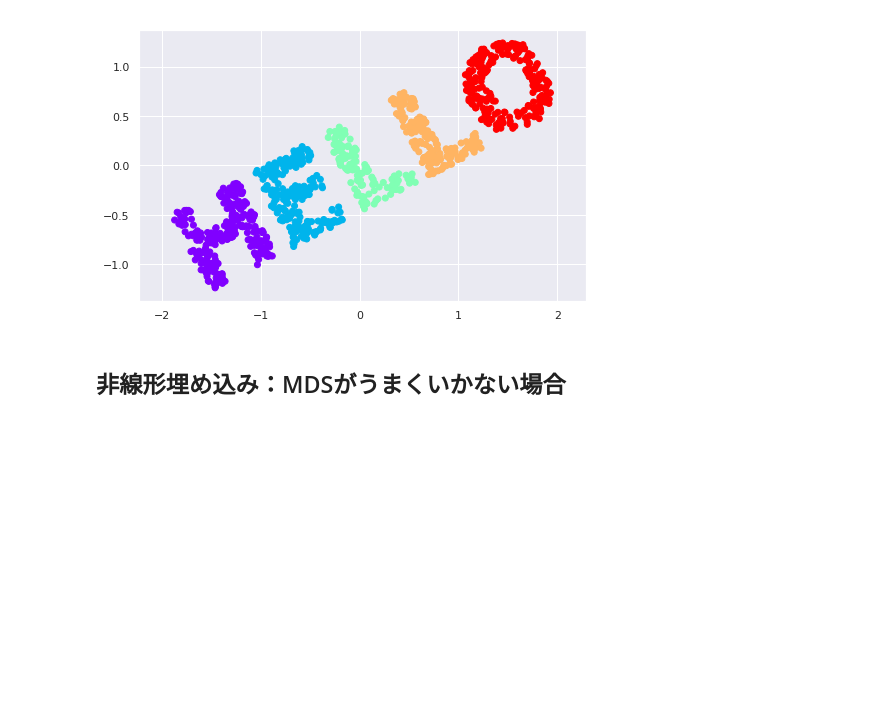
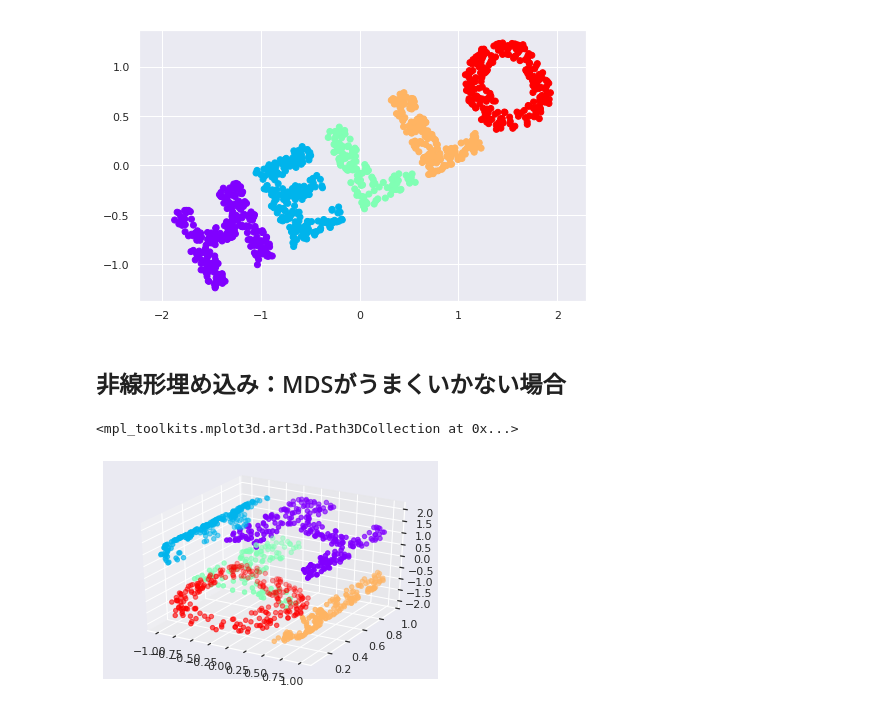
Before and after one commit to thimi0412/PythonDataScinence, a Jupyter notebook: scikit-lean-pra/manifold_learning.ipynb, the cells around one changed output. Cells and saved outputs as stored; diff of their text form; code cells hidden in the pictures; blank space fills up the shorter version.

```diff
--- a/scikit-lean-pra/manifold_learning.ipynb
+++ b/scikit-lean-pra/manifold_learning.ipynb
@@ -124,4 +124,13 @@ def make_hello_s_curve(X):
     t = (X[:, 0] - 2) * 0.75 * np.pi
     x = np.sin(t)
     y = X[:, 1]
-    z = np.
+    z = np.sign(t) * (np.cos(t) - 1)
+    return np.vstack((x, y, z)).T
+# %%
+XS = make_hello_s_curve(X)
+# %%
+ax = plt.axes(projection='3d')
+ax.scatter3D(XS[:, 0], XS[:, 1], XS[:, 2], **colorize)
+# %% [output]
+<mpl_toolkits.mplot3d.art3d.Path3DCollection at 0x...>
+[figure, added]
```
Also changed, not shown: parts of 5 cells of this notebook.
